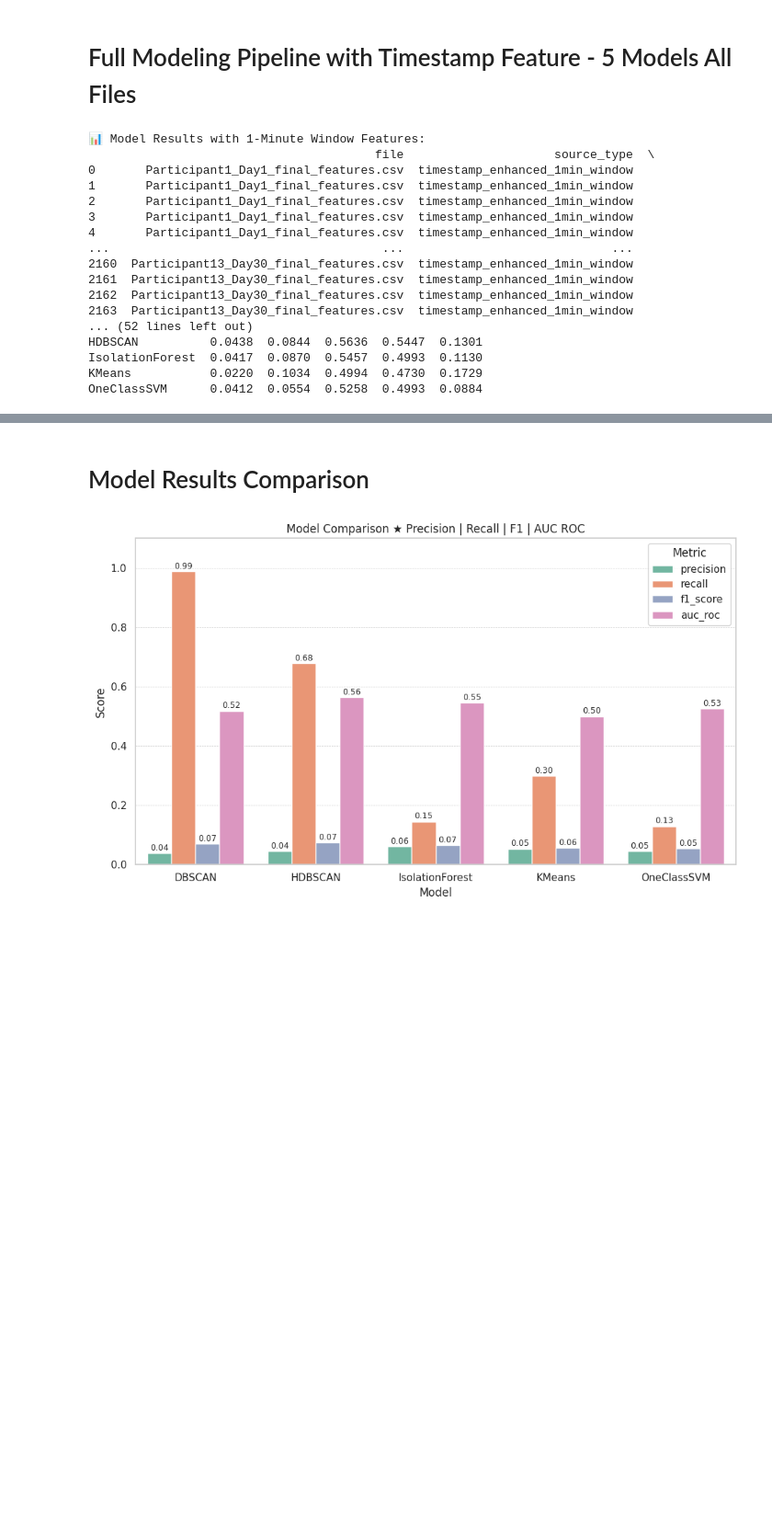
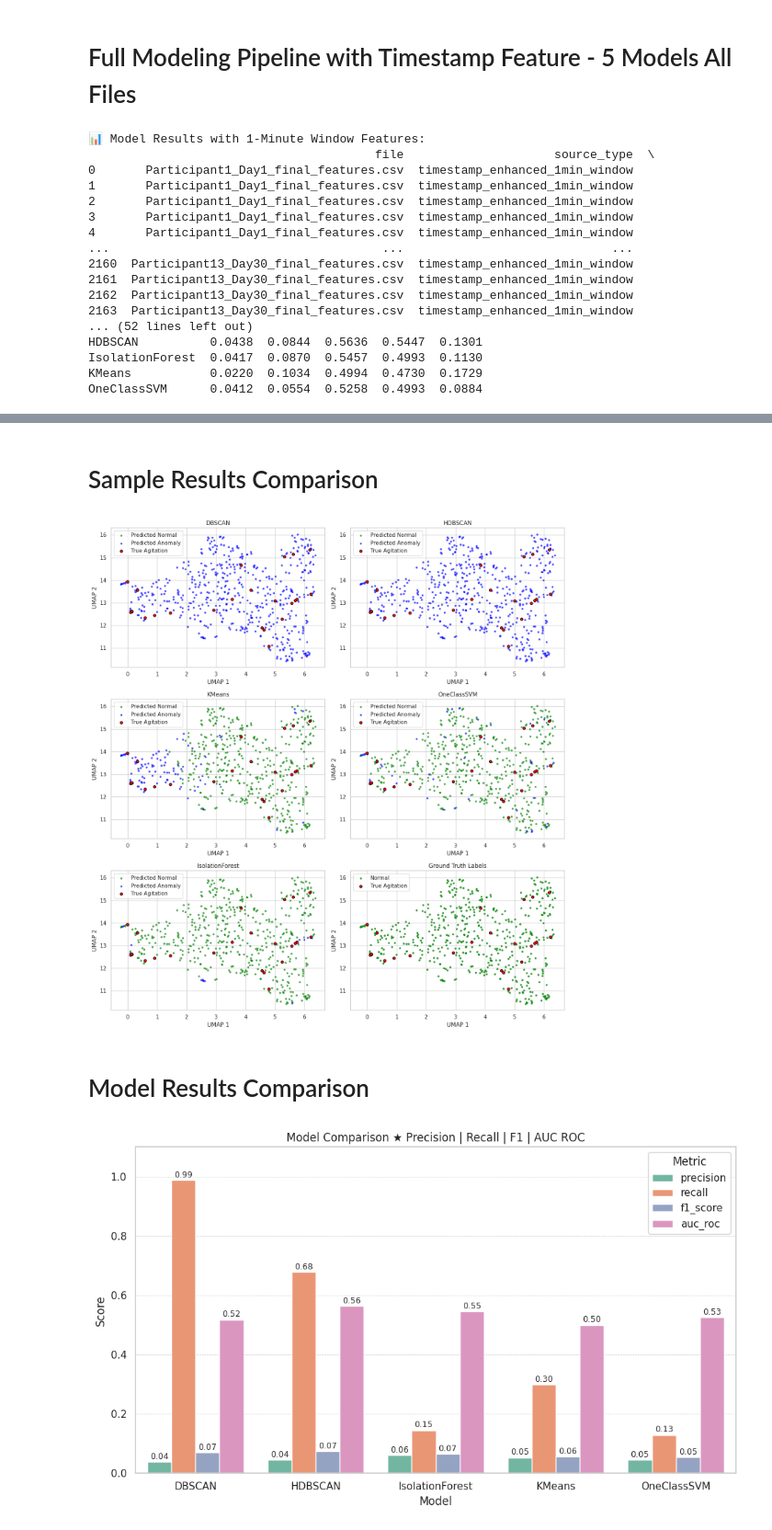
Before and after one commit to mhazary/agitation-unsupervised, a Jupyter notebook: agitation_detection_methodology.ipynb, the cells around one changed output, grey strips where cells are left out. Shown at 92% size. Drawn from its saved outputs; the diff is of its cells as text; code cells hidden in the pictures; blank space fills up the shorter version.

```diff
--- a/agitation_detection_methodology.ipynb
+++ b/agitation_detection_methodology.ipynb
@@ -278,3 +263,61 @@ OneClassSVM      0.0412  0.0554  0.5258  0.4993  0.0884
+# %% [markdown]
+# Sample Results Comparison
+# %%
+import os, pandas as pd, numpy as np, matplotlib.pyplot as plt
+from sklearn.preprocessing import StandardScaler
+from sklearn.cluster import DBSCAN, KMeans
+from sklearn.svm import OneClassSVM
+from sklearn.ensemble import IsolationForest
+import umap.umap_ as umap, hdbscan
+import logging
+logging.getLogger('matplotlib.font_manager').setLevel(logging.ERROR)
+
+# --- Load & preprocess ---
+file = 'Participant1_Day1_final_features.csv'
+path = os.path.join(data_dir, file)
+
+if os.path.exists(path):
+    df = enrich_features(window_data_1min(pd.read_csv(path)))
+    X = df.drop(columns=['label'] + df.select_dtypes(['object', 'datetime', 'category']).columns.tolist())
+    X = X.apply(pd.to_numeric, errors='coerce').replace([np.inf, -np.inf], np.nan).fillna(X.mean())
+    y = df['label'].apply(lambda x: 1 if x == 1 else 0).values
+    X_scaled = StandardScaler().fit_transform(X)
+    embedding = umap.UMAP(n_neighbors=15, min_dist=0.1, random_state=42).fit_transform(X_scaled)
+
+    # --- Models ---
+    kmeans = KMeans(n_clusters=2, random_state=42).fit(X_scaled)
+    minority = pd.Series(kmeans.labels_).value_counts().idxmin()
+    preds = {
+        'DBSCAN': (DBSCAN(eps=1.5, min_samples=10).fit_predict(X_scaled) == -1).astype(int),
+        'HDBSCAN': (hdbscan.HDBSCAN(min_cluster_size=10, min_samples=5).fit_predict(X_scaled) == -1).astype(int),
+        'KMeans': (kmeans.labels_ == minority).astype(int),
+        'OneClassSVM': (OneClassSVM(nu=0.05, gamma='scale').fit_predict(X_scaled) == -1).astype(int),
+        'IsolationForest': (IsolationForest(contamination='auto', random_state=42).fit_predict(X_scaled) == -1).astype(int)
+    }
+
+    # --- Plot ---
+    fig, axes = plt.subplots(3, 2, figsize=(14, 15))
+    for i, ax in enumerate(axes.flat):
+        if i < 5:
+            pred = preds[list(preds.keys())[i]]
+            ax.scatter(*embedding[pred == 0].T, c='green', s=10, alpha=0.6, label='Predicted Normal')
+            ax.scatter(*embedding[pred == 1].T, c='blue', s=10, alpha=0.6, label='Predicted Anomaly')
+            ax.scatter(*embedding[y == 1].T, c='red', s=30, edgecolors='black', label='True Agitation')
+            ax.set_title(list(preds.keys())[i])
+        else:
+            ax.scatter(*embedding[y == 0].T, c='green', s=10, alpha=0.7, label='Normal')
+            ax.scatter(*embedding[y == 1].T, c='red', s=30, edgecolors='black', label='True Agitation')
+            ax.set_title("Ground Truth Labels")
+        ax.set(xlabel="UMAP 1", ylabel="UMAP 2")
+        ax.legend(loc='upper left')
+        ax.grid(True)
+
+    plt.tight_layout()
+    plt.show()
+else:
+    print(f"❌ File not found: {path}")
+# %% [output]
+[figure, added]
 # %% [markdown]
 # Model Results Comparison
 # %%
```
Also changed, not shown: parts of 3 cells of this notebook.
